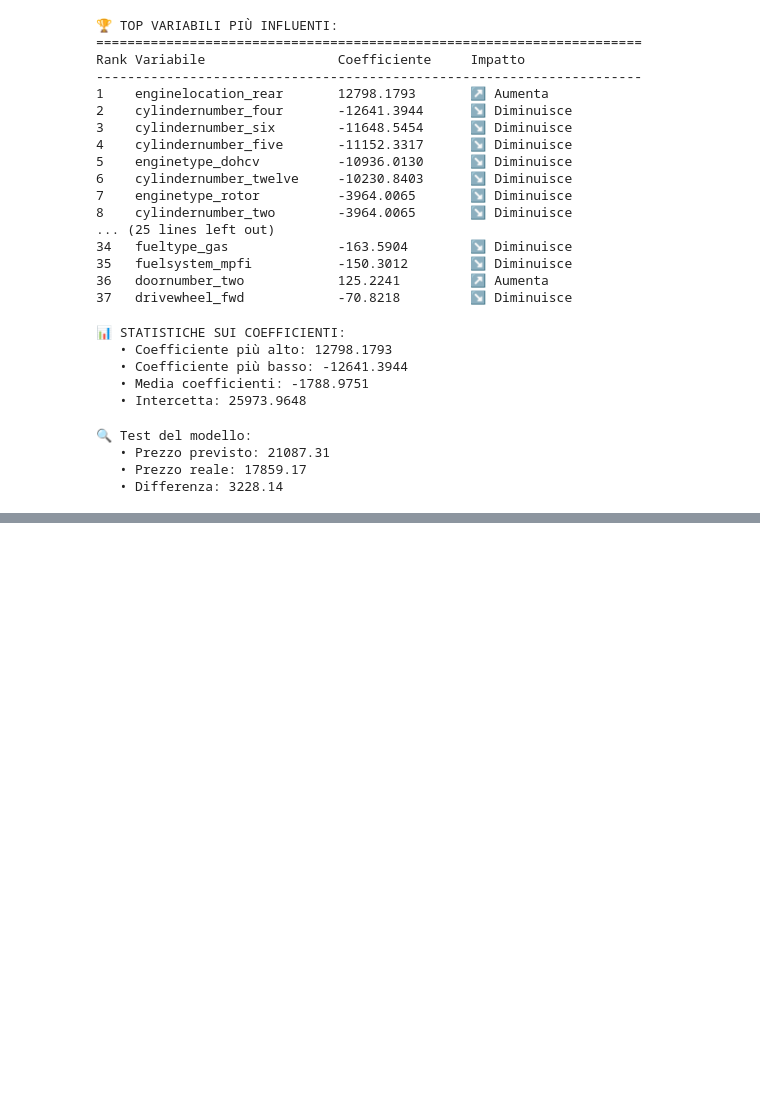
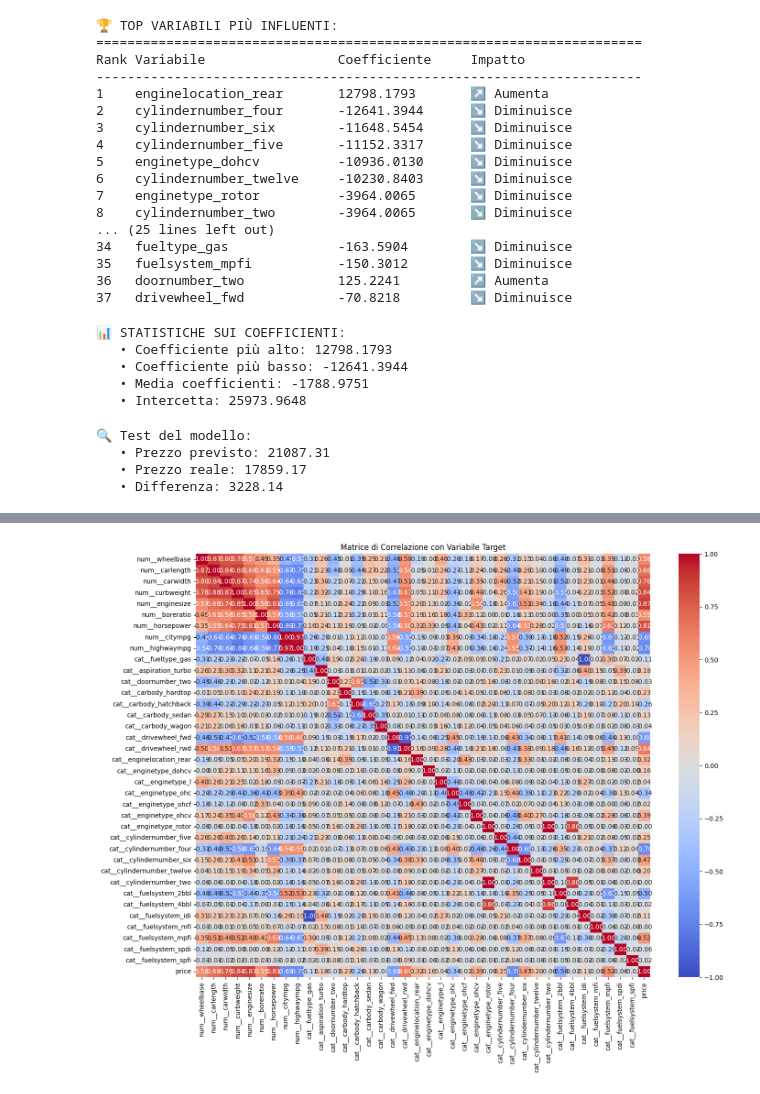
Before and after one commit to nh-spipitone/DataAnalyst-course, a Jupyter notebook: Studenti/GiovanniBartolini/Giorno13/regressione_multipla_macchine.ipynb, the cells around one changed output, grey strips where cells are left out. Cells and saved outputs as stored; diff of their text form; code cells hidden in the pictures; blank space fills up the shorter version.

```diff
--- a/Studenti/GiovanniBartolini/Giorno13/regressione_multipla_macchine.ipynb
+++ b/Studenti/GiovanniBartolini/Giorno13/regressione_multipla_macchine.ipynb
@@ -309,3 +309,14 @@ print(f"   • Differenza: {abs(predicted_price - actual_price):.2f}")
    • Prezzo previsto: 21087.31
    • Prezzo reale: 17859.17
    • Differenza: 3228.14
+# %%
+# Trasforma X con il preprocessor
+X_transformed = model.named_steps['preprocessor'].transform(X)
+# Crea un DataFrame con i nomi delle feature
+feature_names = model.named_steps['preprocessor'].get_feature_names_out()
+X_df = pd.DataFrame(X_transformed, columns=feature_names)
+# Aggiungi la variabile target
+X_df['price'] = y
+# Calcola la correlazione
+correlation = X_df.corr()
+display(correlation)
@@ -311,0 +342,7 @@ print(f"   • Differenza: {abs(predicted_price - actual_price):.2f}")
+# %%
+plt.figure(figsize=(16, 12))
+sns.heatmap(correlation, annot=True, fmt='.2f', cmap='coolwarm')
+plt.title('Matrice di Correlazione con Variabile Target')
+plt.show()
+# %% [output]
+[figure, added]
```
Also changed, not shown: parts of 3 cells of this notebook.
